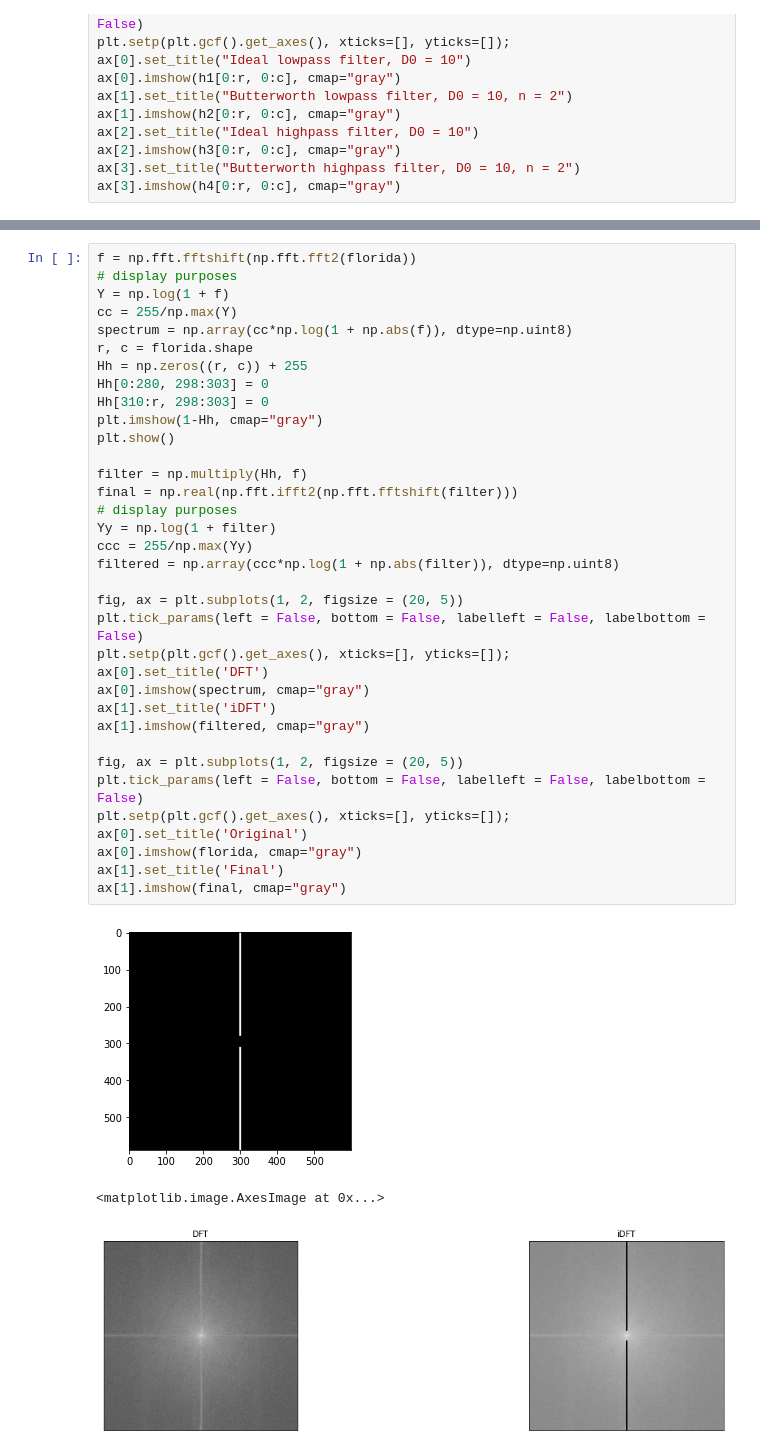
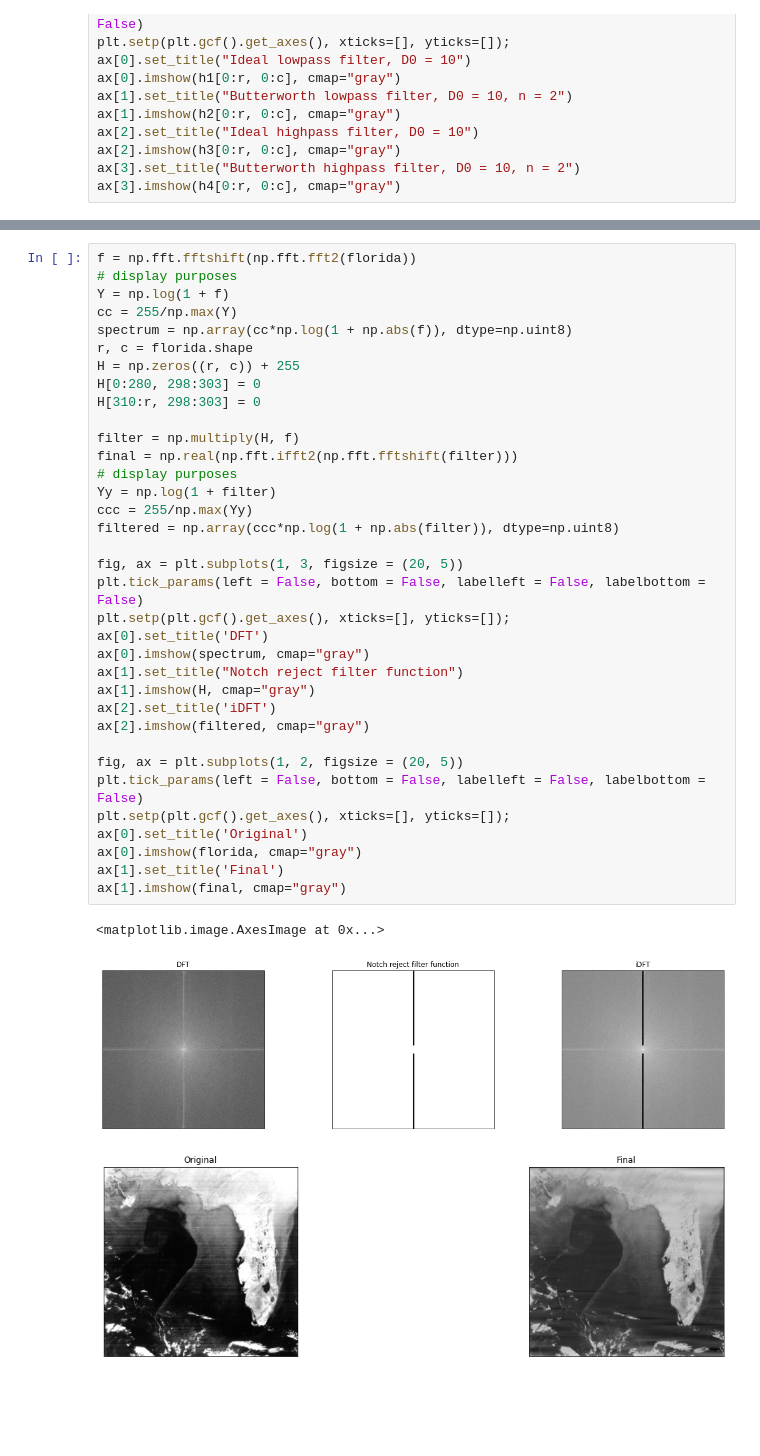
Before and after one commit to Alexandra-Smith/Digital_Image_Processing_module, a Jupyter notebook: Assignment 3/dip_a03.ipynb, the cells around one changed output, grey strips where cells are left out. Cells and saved outputs as stored; diff of their text form; blank space fills up the shorter version.

```diff
--- a/Assignment 3/dip_a03.ipynb
+++ b/Assignment 3/dip_a03.ipynb
@@ -348,39 +387,39 @@ ax[1].imshow(final, cmap="gray")
 # %%
 f = np.fft.fftshift(np.fft.fft2(florida))
 # display purposes
 Y = np.log(1 + f)
 cc = 255/np.max(Y)
 spectrum = np.array(cc*np.log(1 + np.abs(f)), dtype=np.uint8)
 r, c = florida.shape
-Hh = np.zeros((r, c)) + 255
-Hh[0:280, 298:303] = 0
-Hh[310:r, 298:303] = 0
-plt.imshow(1-Hh, cmap="gray")
-plt.show()
+H = np.zeros((r, c)) + 255
+H[0:280, 298:303] = 0
+H[310:r, 298:303] = 0
 
-filter = np.multiply(Hh, f)
+filter = np.multiply(H, f)
 final = np.real(np.fft.ifft2(np.fft.fftshift(filter)))
 # display purposes
 Yy = np.log(1 + filter)
 ccc = 255/np.max(Yy)
 filtered = np.array(ccc*np.log(1 + np.abs(filter)), dtype=np.uint8)
 
-fig, ax = plt.subplots(1, 2, figsize = (20, 5))
+fig, ax = plt.subplots(1, 3, figsize = (20, 5))
 plt.tick_params(left = False, bottom = False, labelleft = False, labelbottom = False)
 plt.setp(plt.gcf().get_axes(), xticks=[], yticks=[]);
 ax[0].set_title('DFT')
 ax[0].imshow(spectrum, cmap="gray")
-ax[1].set_title('iDFT')
-ax[1].imshow(filtered, cmap="gray")
+ax[1].set_title("Notch reject filter function")
+ax[1].imshow(H, cmap="gray")
+ax[2].set_title('iDFT')
+ax[2].imshow(filtered, cmap="gray")
 
 fig, ax = plt.subplots(1, 2, figsize = (20, 5))
 plt.tick_params(left = False, bottom = False, labelleft = False, labelbottom = False)
 plt.setp(plt.gcf().get_axes(), xticks=[], yticks=[]);
 ax[0].set_title('Original')
 ax[0].imshow(florida, cmap="gray")
 ax[1].set_title('Final')
 ax[1].imshow(final, cmap="gray")
 # %% [output]
+<matplotlib.image.AxesImage at 0x...>
-[figure, old version]
+[figure, new version]
-<matplotlib.image.AxesImage at 0x...>
-[figure, old version]
+[figure, new version]
```
Also changed, not shown: parts of 10 cells of this notebook.
